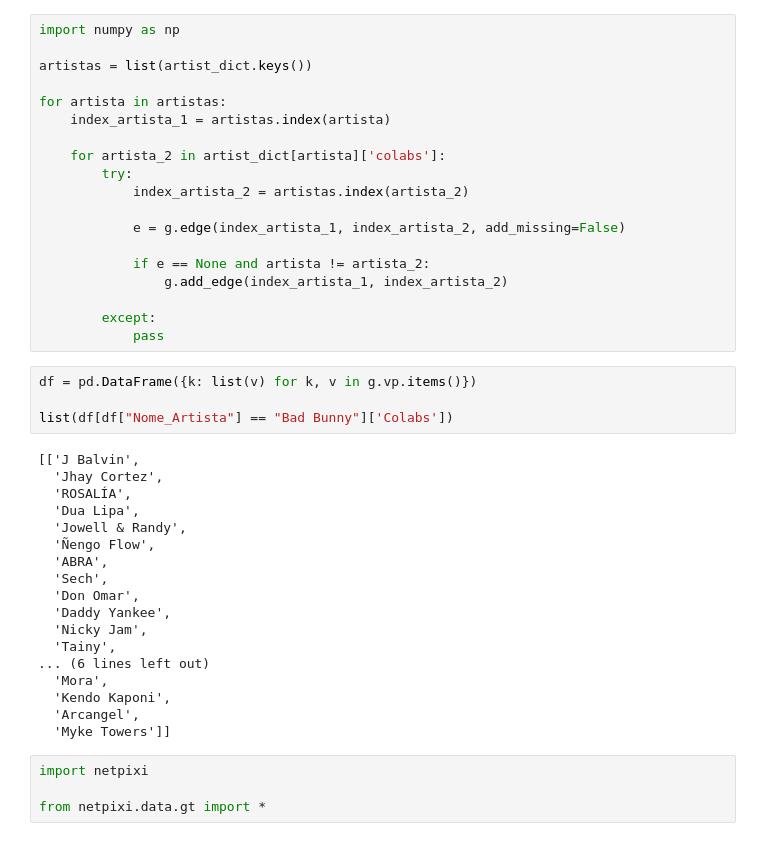
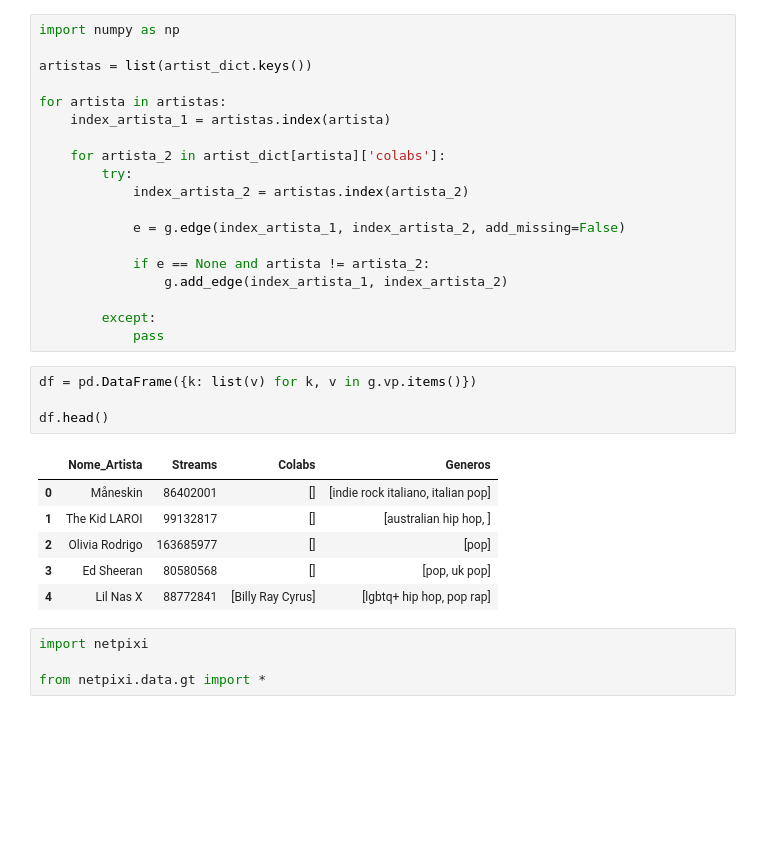
Before and after one commit to hashiprobr-classroom/parte-tecnica-do-projeto-wisteria1, a Jupyter notebook: notebooks/Spotify Top 200.ipynb, the cells around one changed output. Cells and saved outputs as stored; diff of their text form; blank space fills up the shorter version.

```diff
--- a/notebooks/Spotify Top 200.ipynb
+++ b/notebooks/Spotify Top 200.ipynb
@@ -138,25 +138,14 @@ for artista in artistas:
 # %%
 df = pd.DataFrame({k: list(v) for k, v in g.vp.items()})
 
-list(df[df["Nome_Artista"] == "Bad Bunny"]['Colabs'])
+df.head()
 # %% [output]
-[['J Balvin',
-  'Jhay Cortez',
-  'ROSALÍA',
-  'Dua Lipa',
-  'Jowell & Randy',
-  'Ñengo Flow',
-  'ABRA',
-  'Sech',
-  'Don Omar',
-  'Daddy Yankee',
-  'Nicky Jam',
-  'Tainy',
-... (6 lines left out)
-  'Mora',
-  'Kendo Kaponi',
-  'Arcangel',
-  'Myke Towers']]
+|  | Nome_Artista | Streams | Colabs | Generos |
+| 0 | Måneskin | 86402001 | [] | [indie rock italiano, italian pop] |
+| 1 | The Kid LAROI | 99132817 | [] | [australian hip hop, ] |
+| 2 | Olivia Rodrigo | 163685977 | [] | [pop] |
+| 3 | Ed Sheeran | 80580568 | [] | [pop, uk pop] |
+| 4 | Lil Nas X | 88772841 | [Billy Ray Cyrus] | [lgbtq+ hip hop, pop rap] |
 # %%
 import netpixi
 
```
Also changed, not shown: parts of 25 cells of this notebook, 2 other files.
